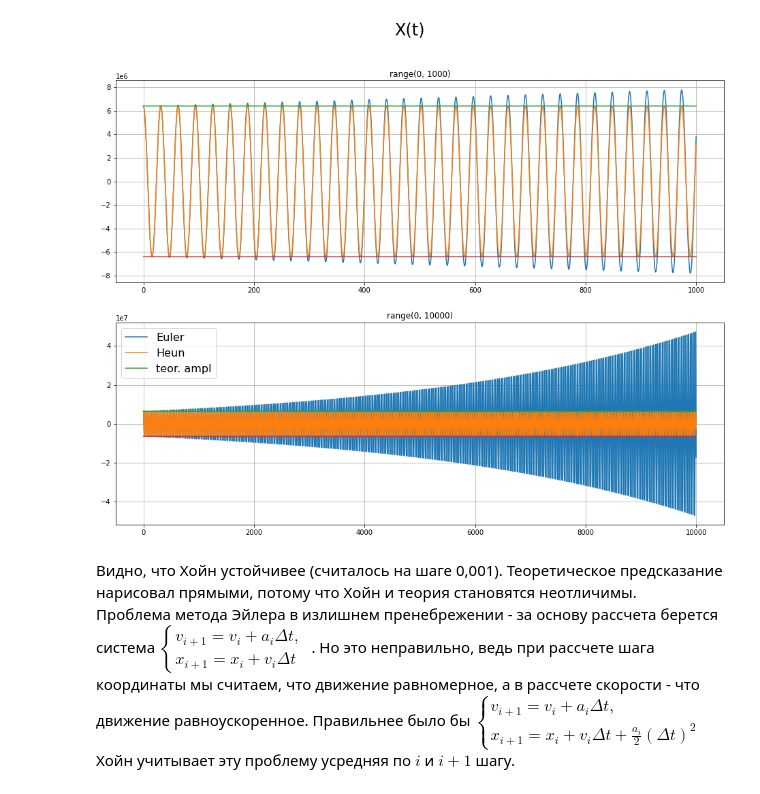
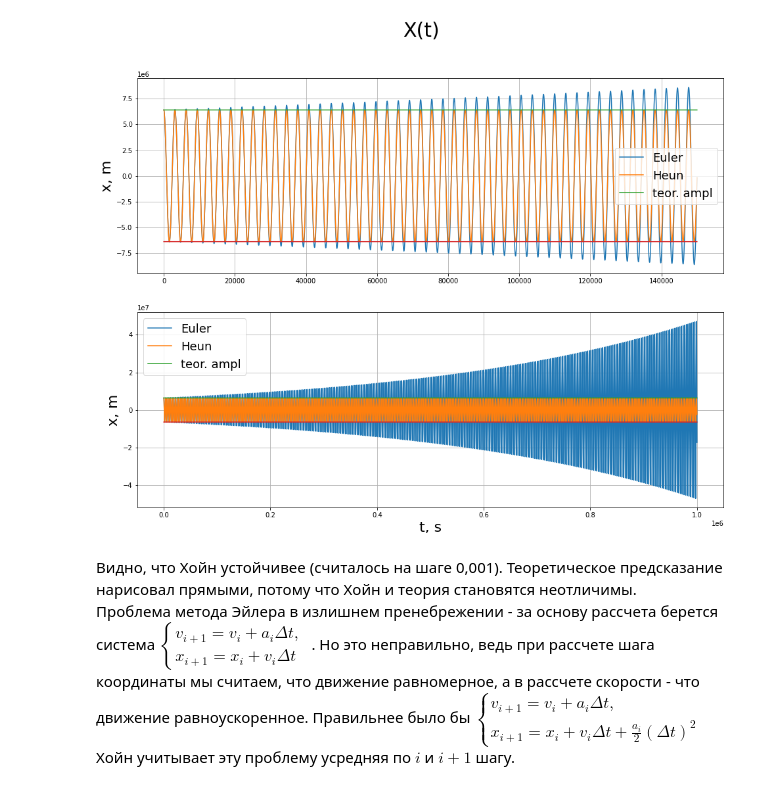
Before and after one commit to GintGld/modeling_MIPT, a Jupyter notebook: wk3/gr.ipynb, the cells around one changed output. Cells and saved outputs as stored; diff of their text form; code cells hidden in the pictures.

```diff
--- a/wk3/gr.ipynb
+++ b/wk3/gr.ipynb
@@ -3,34 +3,38 @@ import numpy as np
 import pandas as pd
 import matplotlib.pyplot as plt
 # %%
-d = pd.read_csv('fluct_6400000.000000_0.000000_1000000_0.000500.txt')
-d = d[:int(1*len(d))]
+d = pd.read_csv('fluct_6400000.000000_0.000000_1000000_0.001000.txt')
+w = d.w[0]
+N = d.N[0]
+dx = d.dx[0]
 # %%
 fig, (ax1, ax2) = plt.subplots(2, 1)
-fig.suptitle('X(t)', fontsize=24)
+fig.suptitle('X(t)', fontsize=30)
 fig.set_size_inches(16, 12)
 
-t = np.linspace(0, len(d)*0.01*0.1, int(len(d)*0.1))
-ax1.plot(t, d.e_x[:len(t)], '-', label='Euler')
-ax1.plot(t, d.h_x[:len(t)], '-', label='Heun')
+t = np.linspace(0, len(d)*0.15, int(len(d)*0.15))
+ax1.plot(t, d.x_e[:len(t)], '-', label='Euler')
+ax1.plot(t, d.x_h[:len(t)], '-', label='Heun')
 ax1.plot(t, t-t+6.4e6, label='teor. ampl')
 ax1.plot(t, t-t-6.4e6)
+ax1.set_ylabel('x, m', fontsize=22)
+ax1.legend(fontsize=18, loc='best')
 
-t = np.linspace(0, len(d)*0.01, len(d))
-ax2.plot(t, d.e_x, '-', label='Euler')
-ax2.plot(t, d.h_x, '-', label='Heun')
+t = np.linspace(0, len(d), len(d))
+ax2.plot(t, d.x_e, '-', label='Euler')
+ax2.plot(t, d.x_h, '-', label='Heun')
 ax2.plot(t, t-t+6.4e6, label='teor. ampl')
 ax2.plot(t, t-t-6.4e6)
-ax2.legend(fontsize=16, loc='best')
+ax2.set_ylabel('x, m', fontsize=22)
+ax2.set_xlabel('t, s', fontsize=22)
+ax2.legend(fontsize=18, loc='best')
 
 
-ax1.set_title('range(0, 1000)')
-ax2.set_title('range(0, 10000)')
 ax1.grid(True)
 ax2.grid(True)
 plt.show()
 # %% [output]
-[figure, old version]
+[figure, new version]
 # %% [markdown]
 Видно, что Хойн устойчивее (считалось на шаге 0,001).
 Теоретическое предсказание нарисовал прямыми, потому что Хойн и теория становятся неотличимы.
```
Also changed, not shown: parts of 2 cells of this notebook, 1 other file.
